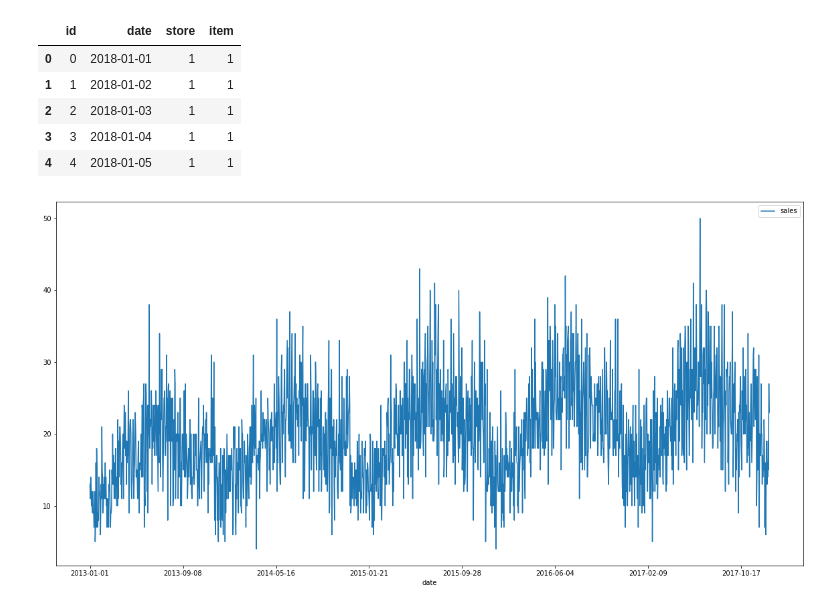
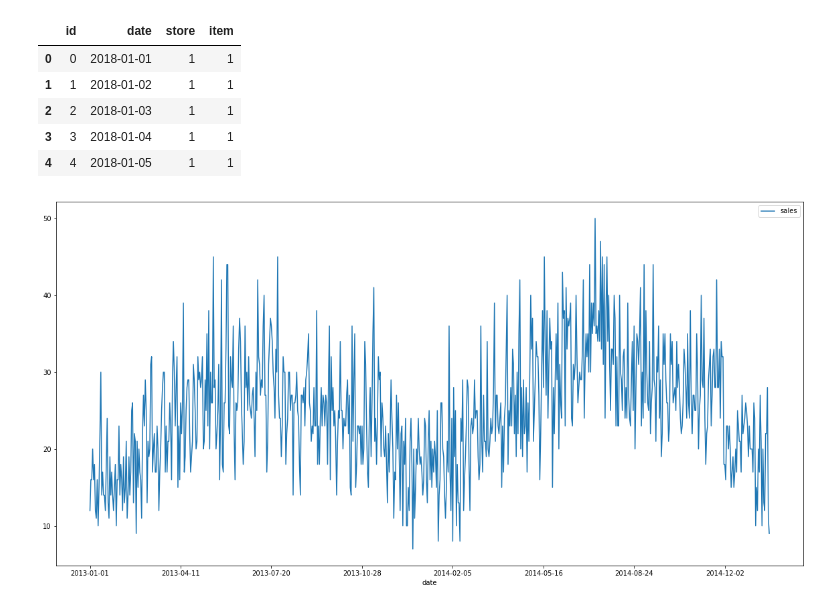
Before and after one commit to henriqueolvr/projects, a Jupyter notebook: forecasting/forecasting_v1.ipynb, the cells around one changed output. Drawn from its saved outputs; the diff is of its cells as text; code cells hidden in the pictures.

```diff
--- a/forecasting/forecasting_v1.ipynb
+++ b/forecasting/forecasting_v1.ipynb
@@ -26,8 +26,8 @@ test.head()
 | 3 | 3 | 2018-01-04 | 1 | 1 |
 | 4 | 4 | 2018-01-05 | 1 | 1 |
 # %%
-train.loc[(train['store'] == 1) & (train['item'] == 1)].plot(x = 'date', y = 'sales', figsize=(20,10))
+train.loc[(train['store'] == 2) & (train['item'] == 1) & (train['date'] < '2015-01-21')].plot(x = 'date', y = 'sales', figsize=(20,10))
 
 plt.show()
 # %% [output]
-[figure, old version]
+[figure, new version]
```
Also changed, not shown: parts of 1 cell of this notebook, 10 other files.
